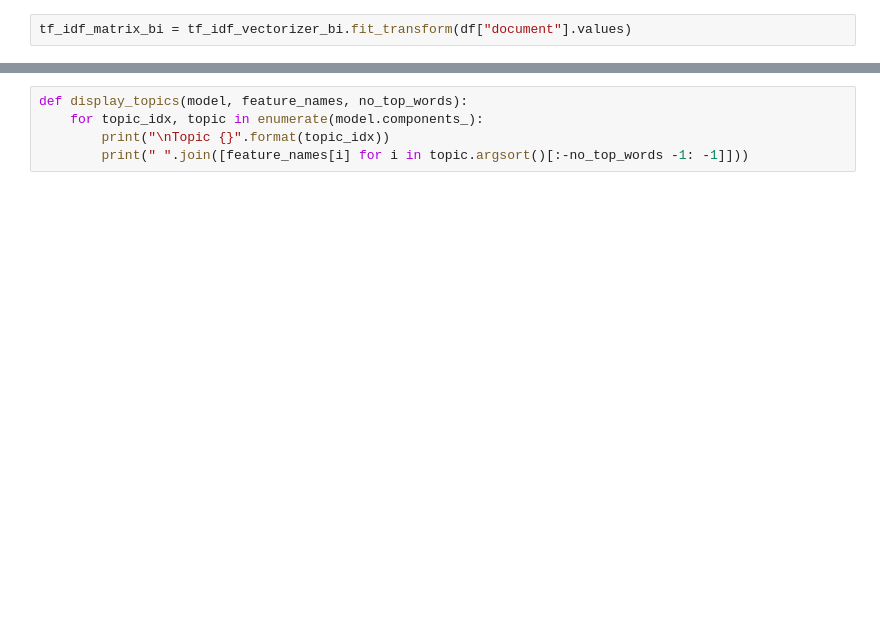
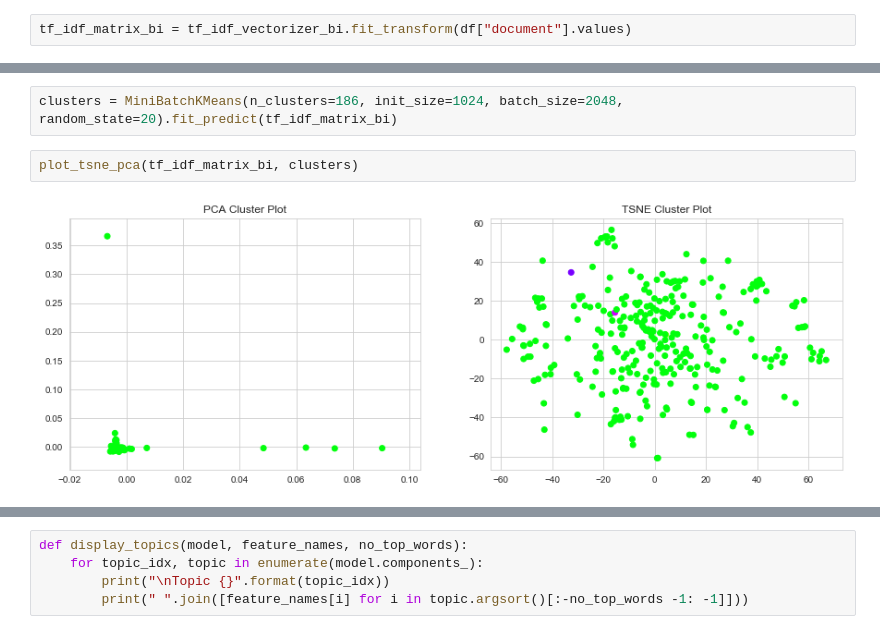
Before and after one commit to Julien-Martin/OC-IML-P5, a Jupyter notebook: Modeling.ipynb, the cells around one changed output, grey strips where cells are left out. Cells and saved outputs as stored; diff of their text form; blank space fills up the shorter version.

```diff
--- a/Modeling.ipynb
+++ b/Modeling.ipynb
@@ -175,0 +195,6 @@ Fit 196 clusters
+# %%
+clusters = MiniBatchKMeans(n_clusters=186, init_size=1024, batch_size=2048, random_state=20).fit_predict(tf_idf_matrix_bi)
+# %%
+plot_tsne_pca(tf_idf_matrix_bi, clusters)
+# %% [output]
+[figure, added]
```
Also changed, not shown: parts of 72 cells of this notebook, 6 other files.
